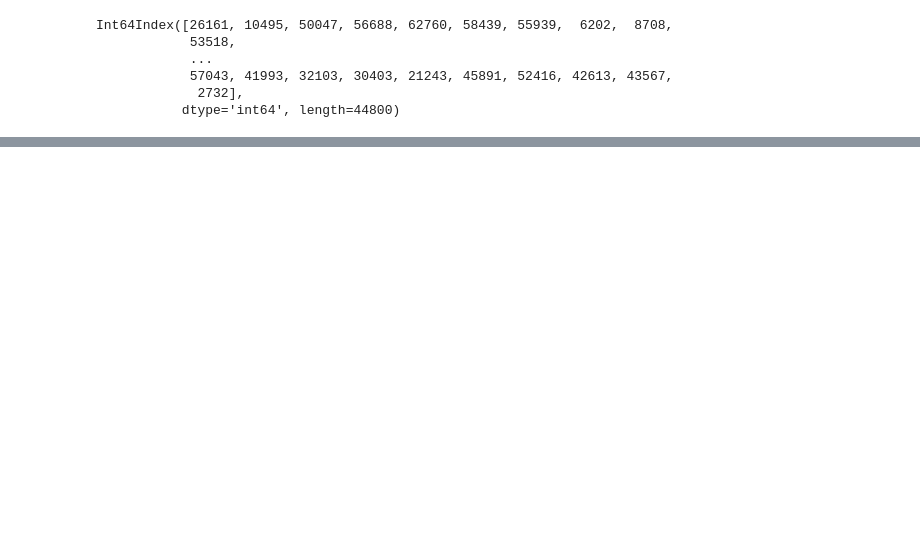
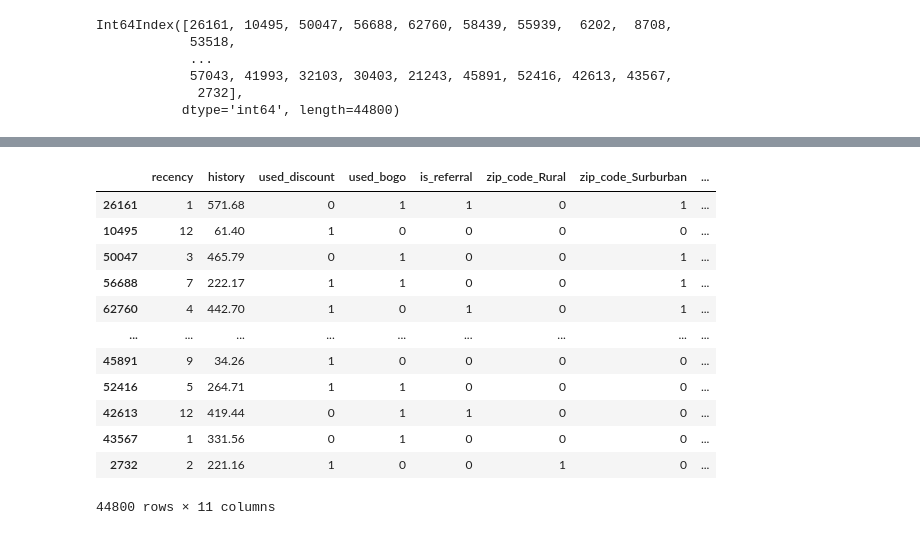
Before and after one commit to OlegV12/ML_in_business, a Jupyter notebook: HW4.ipynb, the cells around one changed output, grey strips where cells are left out. Cells and saved outputs as stored; diff of their text form; code cells hidden in the pictures; blank space fills up the shorter version.

```diff
--- a/HW4.ipynb
+++ b/HW4.ipynb
@@ -112,3 +116,19 @@ Name: treatment, Length: 44800, dtype: object
+# %%
+X_train
+# %% [output]
+|  | recency | history | used_discount | used_bogo | is_referral | zip_code_Rural | zip_code_Surburban | ... |
+| 26161 | 1 | 571.68 | 0 | 1 | 1 | 0 | 1 | ... |
+| 10495 | 12 | 61.40 | 1 | 0 | 0 | 0 | 0 | ... |
+| 50047 | 3 | 465.79 | 0 | 1 | 0 | 0 | 1 | ... |
+| 56688 | 7 | 222.17 | 1 | 1 | 0 | 0 | 1 | ... |
+| 62760 | 4 | 442.70 | 1 | 0 | 1 | 0 | 1 | ... |
+| ... | ... | ... | ... | ... | ... | ... | ... | ... |
+| 45891 | 9 | 34.26 | 1 | 0 | 0 | 0 | 0 | ... |
+| 52416 | 5 | 264.71 | 1 | 1 | 0 | 0 | 0 | ... |
+| 42613 | 12 | 419.44 | 0 | 1 | 1 | 0 | 0 | ... |
+| 43567 | 1 | 331.56 | 0 | 1 | 0 | 0 | 0 | ... |
+| 2732 | 2 | 221.16 | 1 | 0 | 0 | 1 | 0 | ... |
+44800 rows × 11 columns
 # %%
 models_results = {
     'approach': [],
```
Also changed, not shown: parts of 10 cells of this notebook.
